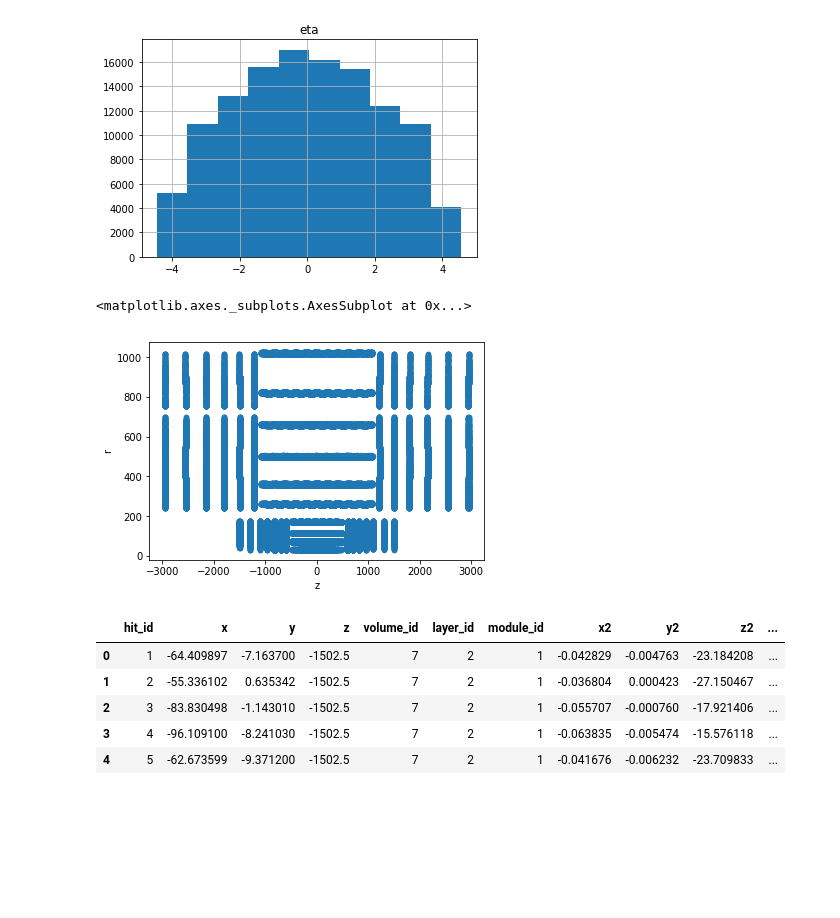
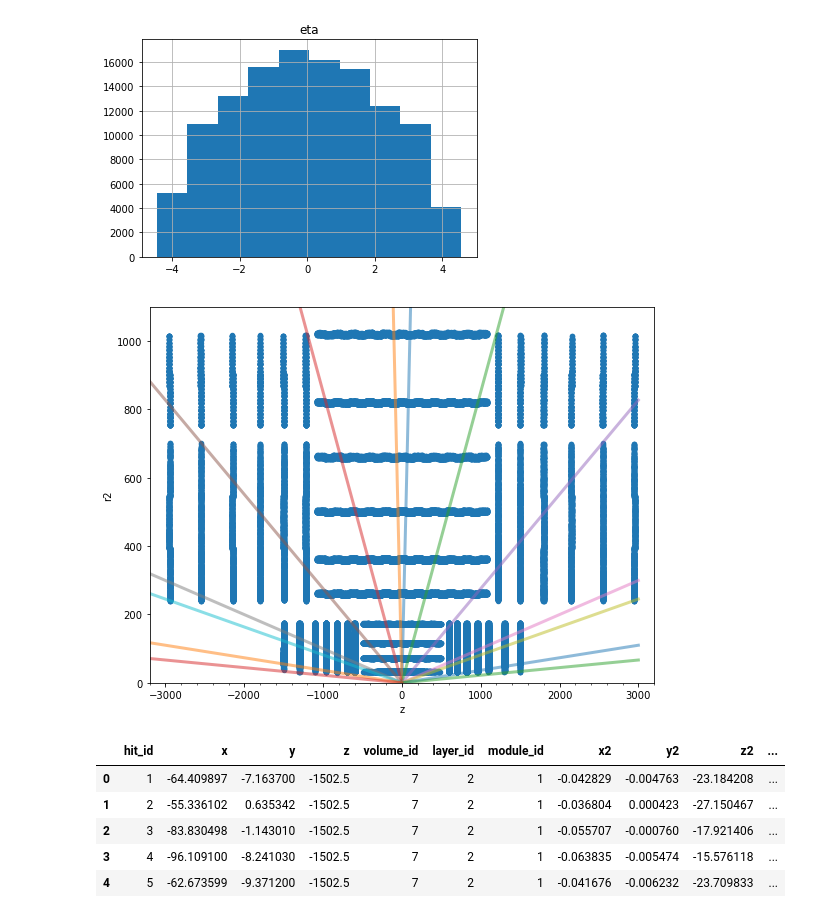
Before and after one commit to xju2/trackingML, a Jupyter notebook: simplePytorch.ipynb, the cells around one changed output. Saved outputs shown, nothing was run; the diff lists cells and outputs as text; code cells hidden in the pictures; blank space fills up the shorter version.

```diff
--- a/simplePytorch.ipynb
+++ b/simplePytorch.ipynb
@@ -38,7 +39,9 @@ def get_features(df):
     df['x2'] = x2
     df['y2'] = y2
     df['z2'] = z2
-    df['r'] = r2
+    df['r2'] = r2
+    df['r'] = r
+
 
     # eta, and phi
     theta = np.arccos(z/r)
@@ -46,6 +49,7 @@ def get_features(df):
     eta = - np.log(np.tan(theta/2.))
     df['eta'] = eta
     df['phi'] = phi
+    df['absZ'] = np.abs(z)
 
     return df
 # %%
@@ -93,11 +98,28 @@ hits_more.hist("eta")
 array([[<matplotlib.axes._subplots.AxesSubplot object at 0x...>]],
       dtype=object)
 [figure]
-# %%
-hits_more.plot.scatter(x='z', y='r')
-# %% [output]
-<matplotlib.axes._subplots.AxesSubplot at 0x...>
-[figure, removed]
+# %%
+fig = plt.figure(figsize=(8,6))
+ax = fig.add_subplot(111)
+hits_more.plot.scatter(x='z', y='r2', ax=ax)
+eta = [0.1, 1, 2, 3, 3.2, 4, 4.5]
+# eta = - np.log(np.tan(theta/2.))
+theta = [2*math.atan(math.exp(-x)) for x in eta]
+xp = np.arange(0, 3200, 200)
+xm = np.arange(-3200, 200, 200)
+for th in theta:
+    yp = xp*np.tan(th)
+    ym = xm*np.tan(-1*th)
+    ax.plot(xp, yp, '-', alpha=0.5, lw=3)
+    ax.plot(xm, ym, '-', alpha=0.5, lw=3)
+
+ax.set_xlim(-3200, 3200)
+ax.set_ylim(0, 1100)
+ax.xaxis.set_minor_locator(loc)
+plt.tight_layout()
+plt.show()
+# %% [output]
+[figure, added]
 # %%
 all_info.head()
 # %% [output]
```
Also changed, not shown: parts of 24 cells of this notebook.
